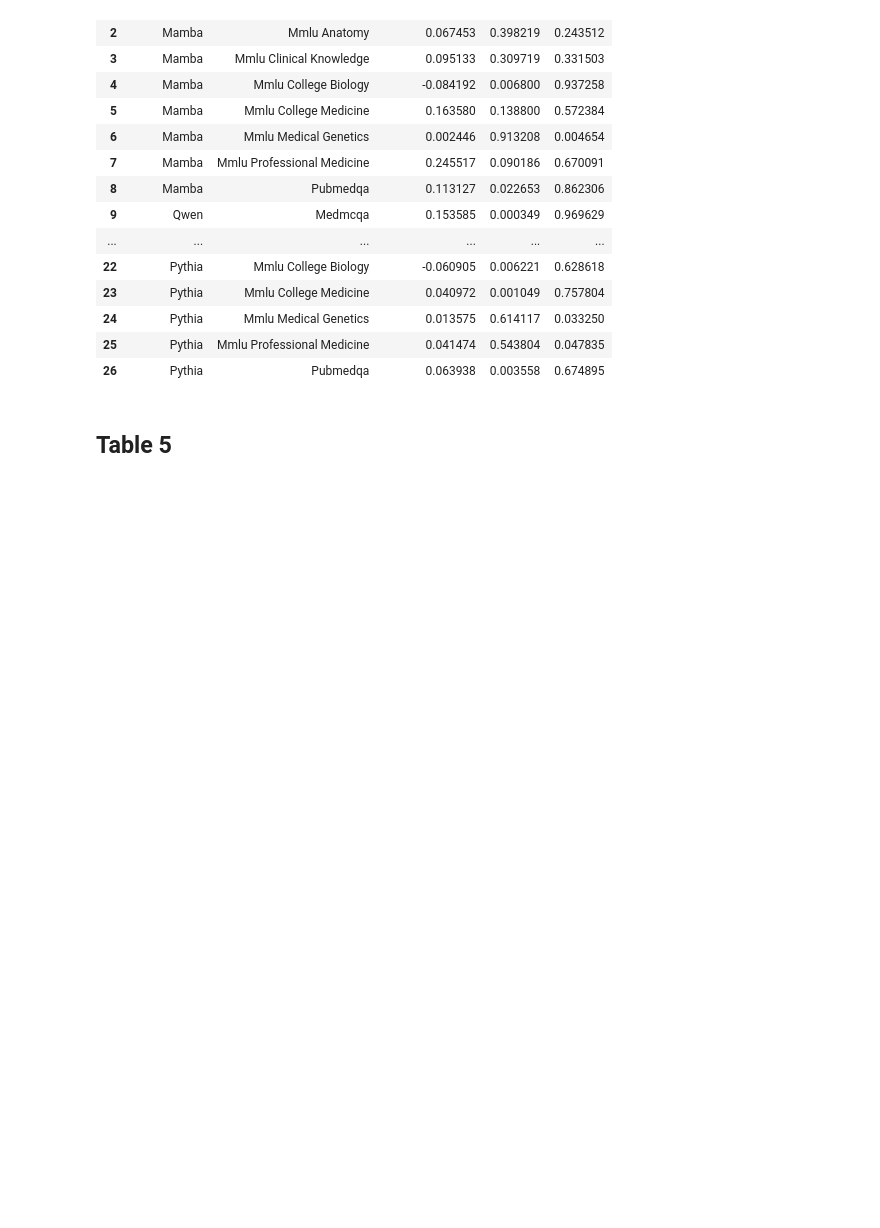
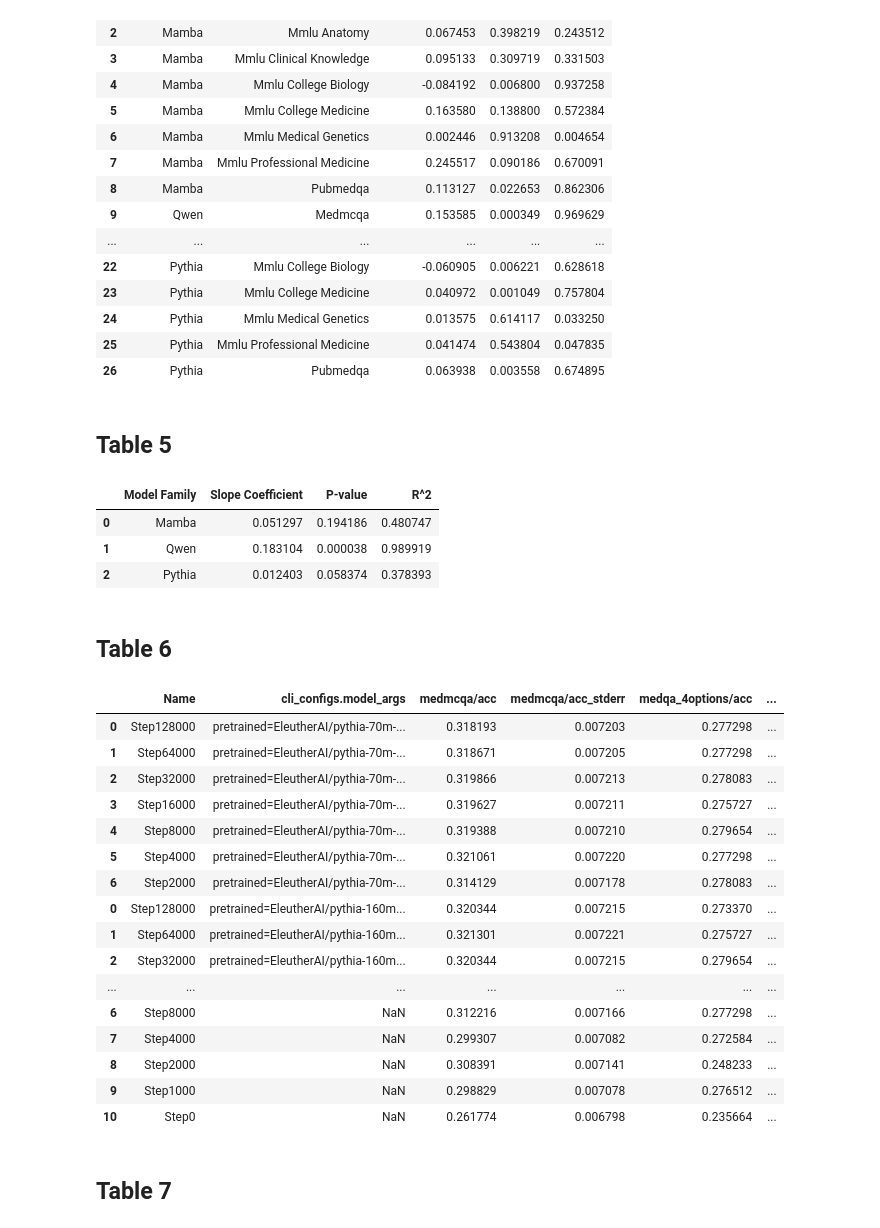
Before and after one commit to NikolajMA/biomedical-llm-scaling, a Jupyter notebook: analysis-results/tables.ipynb, the cells around one changed output. Cells and saved outputs as stored; diff of their text form; code cells hidden in the pictures; blank space fills up the shorter version.

```diff
--- a/analysis-results/tables.ipynb
+++ b/analysis-results/tables.ipynb
@@ -115,3 +116,66 @@ results_df_table4
 | 26 | Pythia | Pubmedqa | 0.063938 | 0.003558 | 0.674895 |
 # %% [markdown]
 ## Table 5
+# %%
+#Log-Log Regression Analysis of Model Scale vs Average Task Accuracy
+data['avg_accuracy'] = data[[f'log_{task}' for task in tasks]].mean(axis=1)
+
+# Function to perform log-log regression and return slope, p-value, and R^2 for average accuracy
+def log_log_avg_accuracy_regression(data):
+    results = []
+    for model_family in data['model_family'].unique():
+        subset = data[data['model_family'] == model_family]
+        x = subset['log_param_count']
+        y = subset['avg_accuracy']
+        slope, p_value, r_squared = log_log_regression(x, y)
+        results.append([model_family, slope, p_value, r_squared])
+    return pd.DataFrame(results, columns=['Model Family', 'Slope Coefficient', 'P-value', 'R^2'])
+
+# Perform the regression analysis
+avg_accuracy_results = log_log_avg_accuracy_regression(data)
+avg_accuracy_results
+# %% [output]
+|  | Model Family | Slope Coefficient | P-value | R^2 |
+| 0 | Mamba | 0.051297 | 0.194186 | 0.480747 |
+| 1 | Qwen | 0.183104 | 0.000038 | 0.989919 |
+| 2 | Pythia | 0.012403 | 0.058374 | 0.378393 |
+# %% [markdown]
+## Table 6
+# %%
+#MultiMedQA evaluations across Pythia model scale and intermediate checkpoints, along with OLMo 7B
+#Table 6 is a combination of data from the following files:
+Pythia70M_checkpoint_evals = pd.read_csv('../eval-results/wandb-logs/wandb_pythia_70m_dynamics.csv')
+Pythia160M_checkpoint_evals = pd.read_csv('../eval-results/wandb-logs/wandb_pythia_160m_dynamics.csv')
+Pythia410M_checkpoint_evals = pd.read_csv('../eval-results/wandb-logs/wandb_pythia_410m_dynamics.csv')
+Pythia1B_checkpoint_evals = pd.read_csv('../eval-results/wandb-logs/wandb_pythia_1b_dynamics.csv')
+Pythia2_8B_checkpoint_evals = pd.read_csv('../eval-results/wandb-logs/wandb_pythia_2-8b_dynamics.csv')
+Pythia6_9B_checkpoint_evals = pd.read_csv('../eval-results/wandb-logs/wandb_pythia_6-9b_dynamics.csv')
+OLMo7B_checkpoint_evals = pd.read_csv('../eval-results/wandb-logs/wandb_OLMo7B_dynamics.csv')
+
+# Combine the dataframes
+combined_checkpoint_evals = pd.concat([Pythia70M_checkpoint_evals, Pythia160M_checkpoint_evals, Pythia410M_checkpoint_evals, Pythia1B_checkpoint_evals, Pythia2_8B_checkpoint_evals, Pythia6_9B_checkpoint_evals, OLMo7B_checkpoint_evals])
+
+#Filter to only include relevant columns
+
+combined_checkpoint_evals = combined_checkpoint_evals[['Name', 'cli_configs.model_args', 'medmcqa/acc', 'medmcqa/acc_stderr', 'medqa_4options/acc', 'medqa_4options/acc_stderr', 'mmlu_anatomy/acc', 'mmlu_anatomy/acc_stderr'  ,'mmlu_clinical_knowledge/acc', 'mmlu_clinical_knowledge/acc_stderr' , 'mmlu_college_biology/acc', 'mmlu_college_biology/acc_stderr','mmlu_college_medicine/acc', 'mmlu_college_medicine/acc_stderr','mmlu_medical_genetics/acc','mmlu_medical_genetics/acc_stderr' ,'mmlu_professional_medicine/acc','mmlu_professional_medicine/acc_stderr' ,'pubmedqa/acc', 'pubmedqa/acc_stderr']]
+combined_checkpoint_evals
+# %% [output]
+|  | Name | cli_configs.model_args | medmcqa/acc | medmcqa/acc_stderr | medqa_4options/acc | ... |
+| 0 | Step128000 | pretrained=EleutherAI/pythia-70m-... | 0.318193 | 0.007203 | 0.277298 | ... |
+| 1 | Step64000 | pretrained=EleutherAI/pythia-70m-... | 0.318671 | 0.007205 | 0.277298 | ... |
+| 2 | Step32000 | pretrained=EleutherAI/pythia-70m-... | 0.319866 | 0.007213 | 0.278083 | ... |
+| 3 | Step16000 | pretrained=EleutherAI/pythia-70m-... | 0.319627 | 0.007211 | 0.275727 | ... |
+| 4 | Step8000 | pretrained=EleutherAI/pythia-70m-... | 0.319388 | 0.007210 | 0.279654 | ... |
+| 5 | Step4000 | pretrained=EleutherAI/pythia-70m-... | 0.321061 | 0.007220 | 0.277298 | ... |
+| 6 | Step2000 | pretrained=EleutherAI/pythia-70m-... | 0.314129 | 0.007178 | 0.278083 | ... |
+| 0 | Step128000 | pretrained=EleutherAI/pythia-160m... | 0.320344 | 0.007215 | 0.273370 | ... |
+| 1 | Step64000 | pretrained=EleutherAI/pythia-160m... | 0.321301 | 0.007221 | 0.275727 | ... |
+| 2 | Step32000 | pretrained=EleutherAI/pythia-160m... | 0.320344 | 0.007215 | 0.279654 | ... |
+| ... | ... | ... | ... | ... | ... | ... |
+| 6 | Step8000 | NaN | 0.312216 | 0.007166 | 0.277298 | ... |
+| 7 | Step4000 | NaN | 0.299307 | 0.007082 | 0.272584 | ... |
+| 8 | Step2000 | NaN | 0.308391 | 0.007141 | 0.248233 | ... |
+| 9 | Step1000 | NaN | 0.298829 | 0.007078 | 0.276512 | ... |
+| 10 | Step0 | NaN | 0.261774 | 0.006798 | 0.235664 | ... |
+# %% [markdown]
+## Table 7
```
Also changed, not shown: parts of 12 cells of this notebook, 1 other file.
